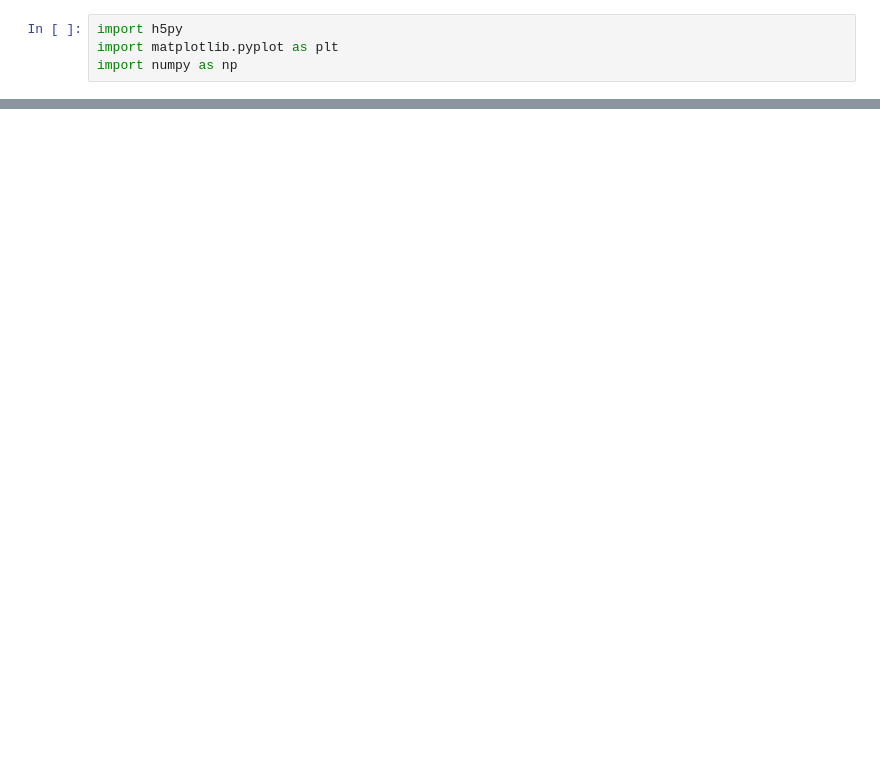
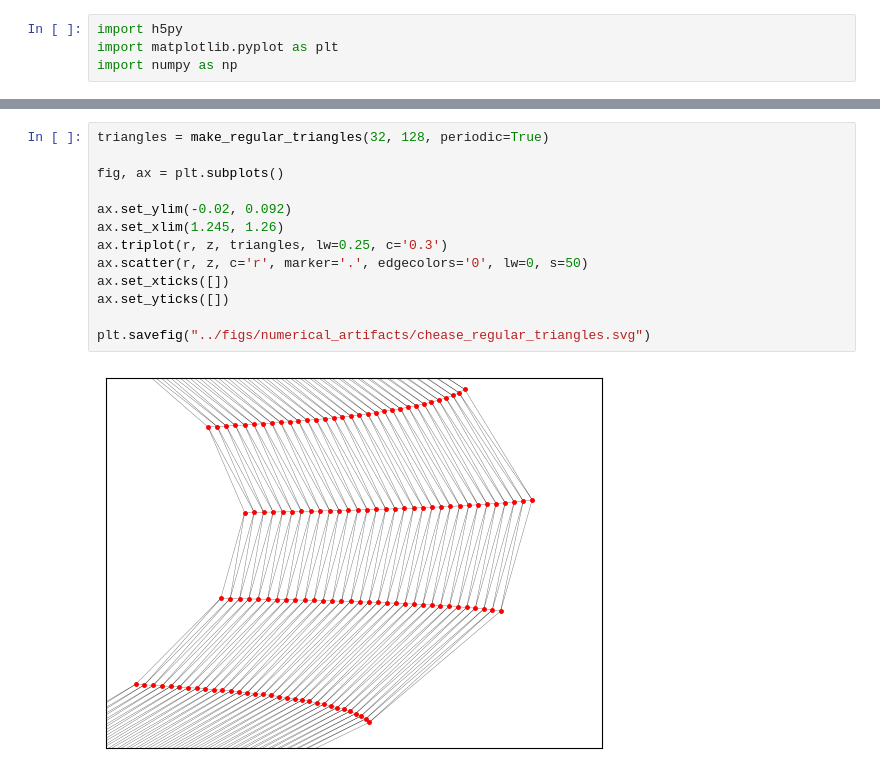
Before and after one commit to felifluid/bachelorarbeit, a Jupyter notebook: scripts/numerical-artifacts.ipynb, the cells around one changed output, grey strips where cells are left out. Saved outputs shown, nothing was run; the diff lists cells and outputs as text; blank space fills up the shorter version.

```diff
--- a/scripts/numerical-artifacts.ipynb
+++ b/scripts/numerical-artifacts.ipynb
@@ -33,0 +113,15 @@ plt.savefig('../figs/numerical_artifacts.svg')
+# %%
+triangles = make_regular_triangles(32, 128, periodic=True)
+
+fig, ax = plt.subplots()
+
+ax.set_ylim(-0.02, 0.092)
+ax.set_xlim(1.245, 1.26)
+ax.triplot(r, z, triangles, lw=0.25, c='0.3')
+ax.scatter(r, z, c='r', marker='.', edgecolors='0', lw=0, s=50)
+ax.set_xticks([])
+ax.set_yticks([])
+
+plt.savefig("../figs/numerical_artifacts/chease_regular_triangles.svg")
+# %% [output]
+[figure, added]
```
Also changed, not shown: parts of 6 cells of this notebook, 5 other files.
